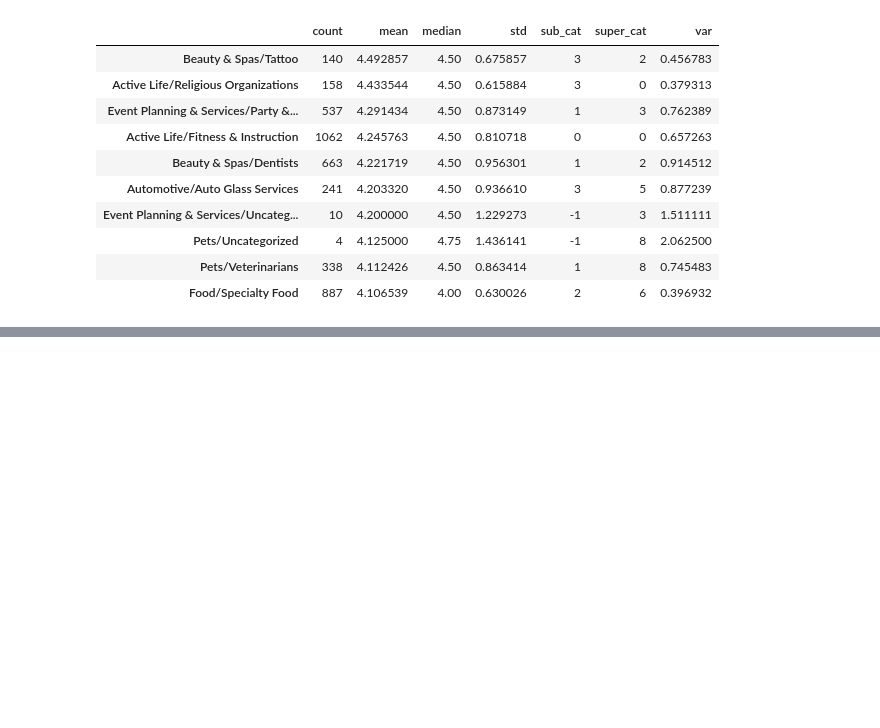
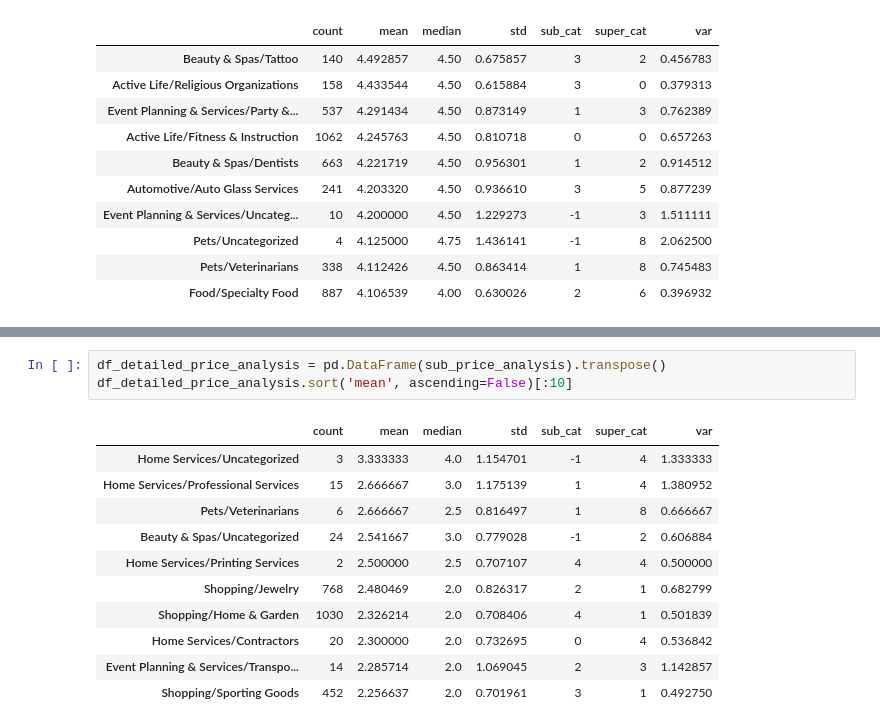
Before and after one commit to hermannsblum/disco_data_challenge, a Jupyter notebook: stars_analysis.ipynb, the cells around one changed output, grey strips where cells are left out. Drawn from its saved outputs; the diff is of its cells as text; blank space fills up the shorter version.

```diff
--- a/stars_analysis.ipynb
+++ b/stars_analysis.ipynb
@@ -103,0 +147,15 @@ sub_analysis.sort('mean', ascending=False)[:10]
+# %%
+df_detailed_price_analysis = pd.DataFrame(sub_price_analysis).transpose()
+df_detailed_price_analysis.sort('mean', ascending=False)[:10]
+# %% [output]
+|  | count | mean | median | std | sub_cat | super_cat | var |
+| Home Services/Uncategorized | 3 | 3.333333 | 4.0 | 1.154701 | -1 | 4 | 1.333333 |
+| Home Services/Professional Services | 15 | 2.666667 | 3.0 | 1.175139 | 1 | 4 | 1.380952 |
+| Pets/Veterinarians | 6 | 2.666667 | 2.5 | 0.816497 | 1 | 8 | 0.666667 |
+| Beauty & Spas/Uncategorized | 24 | 2.541667 | 3.0 | 0.779028 | -1 | 2 | 0.606884 |
+| Home Services/Printing Services | 2 | 2.500000 | 2.5 | 0.707107 | 4 | 4 | 0.500000 |
+| Shopping/Jewelry | 768 | 2.480469 | 2.0 | 0.826317 | 2 | 1 | 0.682799 |
+| Shopping/Home & Garden | 1030 | 2.326214 | 2.0 | 0.708406 | 4 | 1 | 0.501839 |
+| Home Services/Contractors | 20 | 2.300000 | 2.0 | 0.732695 | 0 | 4 | 0.536842 |
+| Event Planning & Services/Transpo... | 14 | 2.285714 | 2.0 | 1.069045 | 2 | 3 | 1.142857 |
+| Shopping/Sporting Goods | 452 | 2.256637 | 2.0 | 0.701961 | 3 | 1 | 0.492750 |
```
Also changed, not shown: parts of 8 cells of this notebook.
